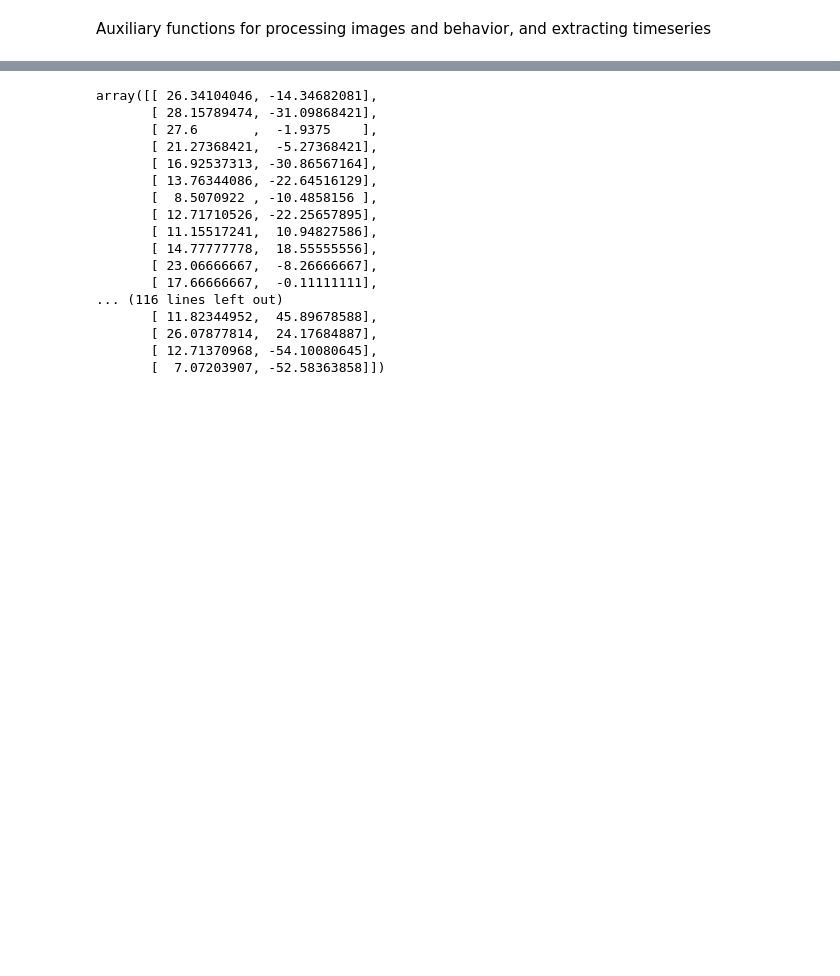
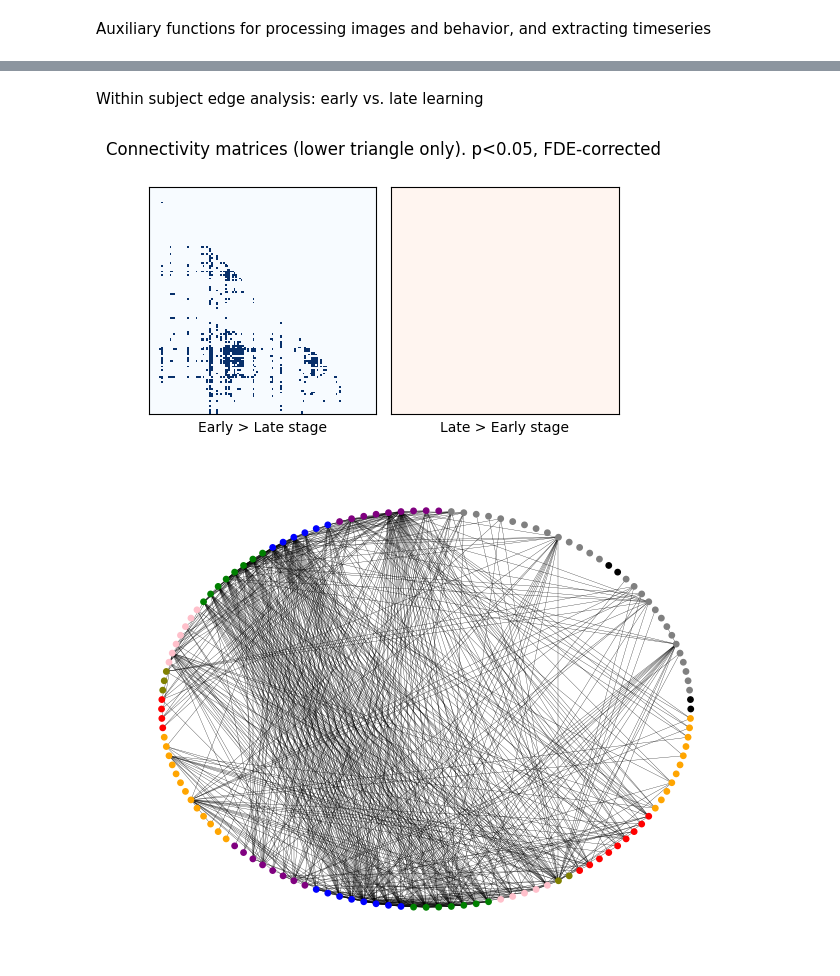
Before and after one commit to abry1701/NeuroComp2025_TPFinal, a Jupyter notebook: timeseries_analysis.ipynb, the cells around one changed output, grey strips where cells are left out. Drawn from its saved outputs; the diff is of its cells as text; code cells hidden in the pictures; blank space fills up the shorter version.

```diff
--- a/timeseries_analysis.ipynb
+++ b/timeseries_analysis.ipynb
@@ -274,3 +263,15 @@ def get_edge_weigths(graph):
     for edge in graph.edges(data=True):
         weights[(edge[0], edge[1])] = edge[-1]['weight']
     return weights
+
+def draw_results_graph(adj_matrix, alpha, relabel_map, colors):
+    g = nx.from_numpy_array((adj_matrix < alpha) * 1)
+    g = nx.relabel_nodes(g, relabel_map)
+
+    pos = nx.circular_layout(g)
+    return nx.draw(
+        g,
+        pos=pos,
+        node_size= 15,
+        node_color=colors,
+        width=0.2)
@@ -297,12 +280,15 @@ color_labels(load_labels(atlas_labels_file))
 # %%
 labels = load_labels(atlas_labels_file)
 relabel_mapping = get_relabel_mapping(labels)
+label_colors = color_labels(labels)
+label_coords = get_labels_coordinates(atlas_file)
 
 adjacency_matrices = {}
 
 for task_id in timeseries_data:
     for sub_id in timeseries_data[task_id]:
         for filtered in timeseries_data[task_id][sub_id]:
+            print(f'Computing correlation matrix for {filtered} data for subject sub-{sub_id} ({task_id})')
             ts = timeseries_data[task_id][sub_id][filtered]
 
             corr = np.corrcoef(ts)
@@ -336,20 +324,0 @@ nx.draw(g, node_size=3, pos=nx.circular_layout(g), node_color=color_labels(label
-# %%
-get_labels_coordinates(atlas_file)[:,0:2]
-# %% [output]
-array([[ 26.34104046, -14.34682081],
-       [ 28.15789474, -31.09868421],
-       [ 27.6       ,  -1.9375    ],
-       [ 21.27368421,  -5.27368421],
-       [ 16.92537313, -30.86567164],
-       [ 13.76344086, -22.64516129],
-       [  8.5070922 , -10.4858156 ],
-       [ 12.71710526, -22.25657895],
-       [ 11.15517241,  10.94827586],
-       [ 14.77777778,  18.55555556],
-       [ 23.06666667,  -8.26666667],
-       [ 17.66666667,  -0.11111111],
-... (116 lines left out)
-       [ 11.82344952,  45.89678588],
-       [ 26.07877814,  24.17684887],
-       [ 12.71370968, -54.10080645],
-       [  7.07203907, -52.58363858]])
@@ -361,0 +325,43 @@ g.add_edge()
+# %% [markdown]
+Within subject edge analysis: early vs. late learning
+# %%
+# Get early and late data for all subjects
+early_data = adjacency_matrices['early']['mslWithITI'] + adjacency_matrices['early']['mslWithoutITI']
+late_data = adjacency_matrices['late']['mslWithITI'] + adjacency_matrices['late']['mslWithoutITI']
+
+# Get lower triangles
+early_data = [np.tril(m) for m in early_data]
+late_data = [np.tril(m) for m in late_data]
+
+# Compute a two-sample t-test and convert nans to 1 (so it's accepted by the FDR control function)
+within_subjects_results = {
+    'early>late (uncorrected)': np.nan_to_num(stats.ttest_ind(early_data, late_data, alternative='greater').pvalue, nan=1),
+    'late>early (uncorrected)': np.nan_to_num(stats.ttest_ind(early_data, late_data, alternative='less').pvalue, nan=1)
+}
+
+# Apply Bonferroni correction
+within_subjects_results['early>late (FDE-corrected)'] = stats.false_discovery_control(within_subjects_results['early>late (uncorrected)'])
+within_subjects_results['late>early (FDE-corrected)'] = stats.false_discovery_control(within_subjects_results['late>early (uncorrected)'])
+
+alpha = 0.05
+
+fig, axs = plt.subplots(1, 2, figsize=(5,3))
+fig.suptitle('Connectivity matrices (lower triangle only). p<0.05, FDE-corrected')
+
+axs[0].imshow(within_subjects_results['early>late (FDE-corrected)']<alpha, cmap='Blues', interpolation='none')
+axs[1].imshow(within_subjects_results['late>early (FDE-corrected)']<alpha, cmap='Reds', interpolation='none')
+
+
+axs[0].set(xlabel='Early > Late stage')
+axs[1].set(xlabel='Late > Early stage')
+
+for ax in axs.flat:
+    ax.set_xticks([])
+    ax.set_yticks([])
+fig.tight_layout()
+plt.show()
+
+draw_results_graph(within_subjects_results['early>late (FDE-corrected)'], alpha, relabel_mapping, label_colors)
+# %% [output]
+[figure, added]
+[figure, added]
```
Also changed, not shown: parts of 19 cells of this notebook, 49 other files.
